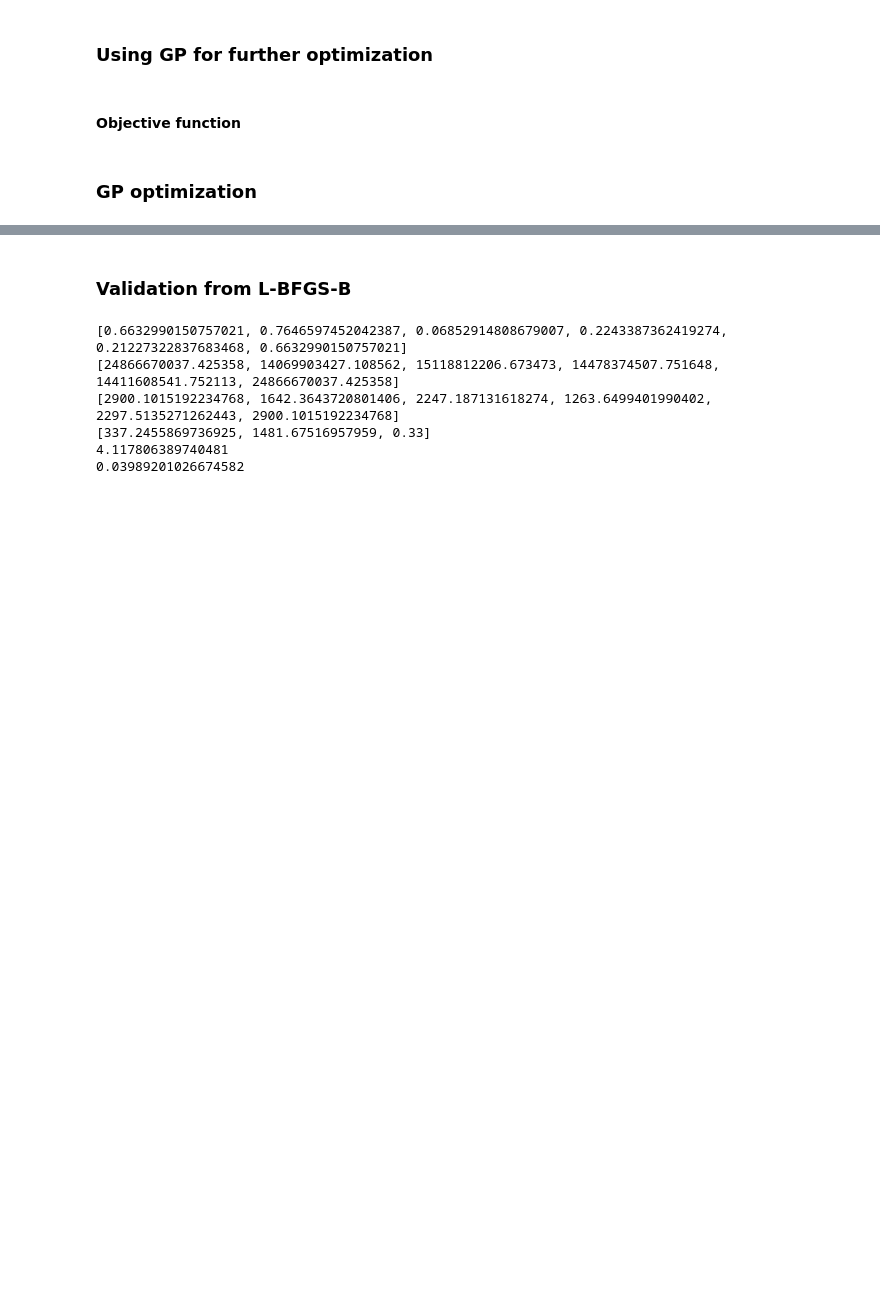
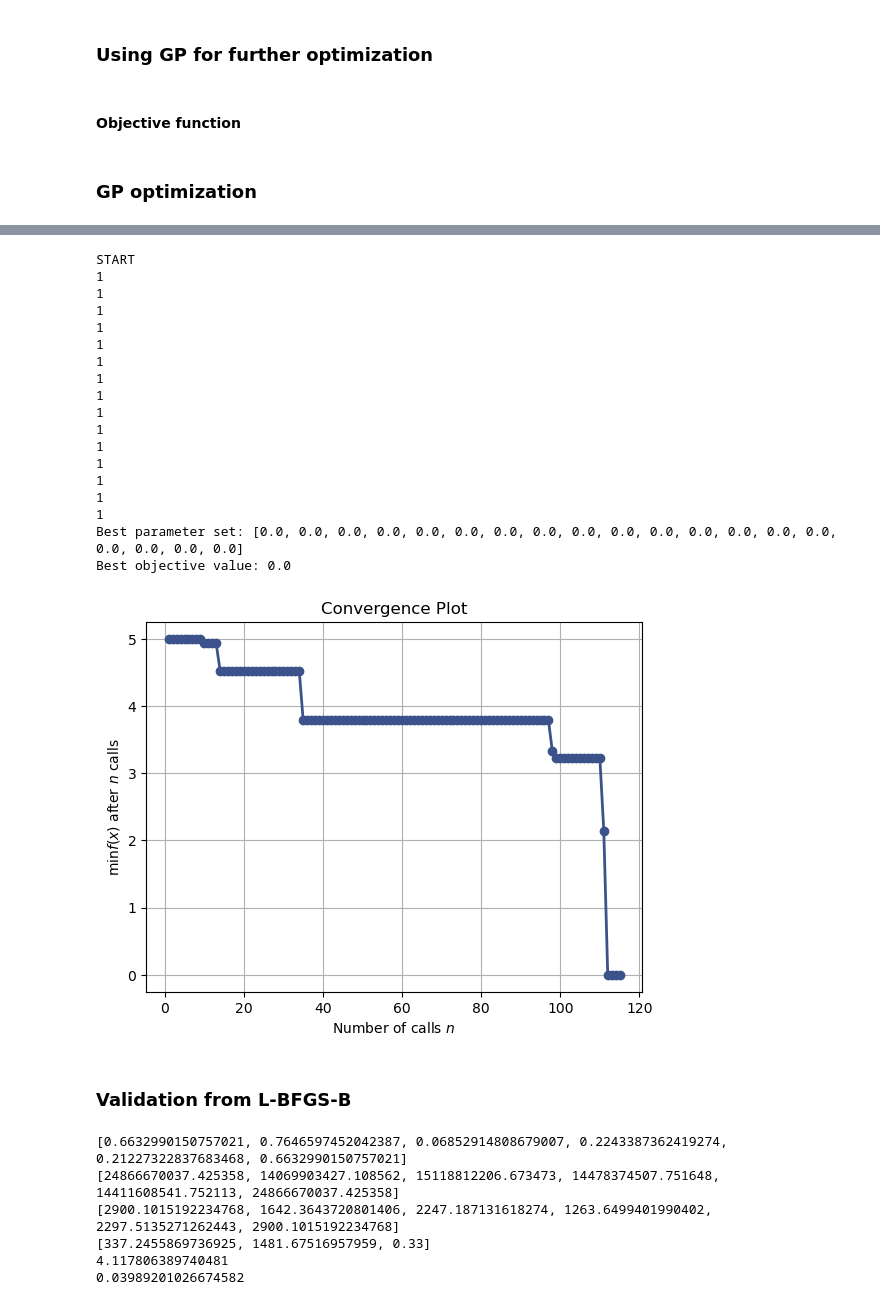
Before and after one commit to Victor-Kao/MDSI_Seismic_Safety, a Jupyter notebook: ANSYS_Building_model/PyAPDL_example/surrogate_model_FEM_update_via_SSI_GA_LBFGSB.ipynb, the cells around one changed output, grey strips where cells are left out. Cells and saved outputs as stored; diff of their text form; code cells hidden in the pictures; blank space fills up the shorter version.

```diff
--- a/ANSYS_Building_model/PyAPDL_example/surrogate_model_FEM_update_via_SSI_GA_LBFGSB.ipynb
+++ b/ANSYS_Building_model/PyAPDL_example/surrogate_model_FEM_update_via_SSI_GA_LBFGSB.ipynb
@@ -1659,3 +1850,72 @@ x19: 0.2446
+# %%
+import numpy as np
+from skopt import gp_minimize
+from skopt.space import Real
+from skopt.utils import use_named_args
+
+# Define the search space for 19 parameters
+search_space = [Real(0, 1, name=f"x{i}") for i in range(19)]
+
+# Define the objective function
+def objective_function_1(params):
+    # Example objective function: sum of squares
+    # Replace this with your actual function
+    return sum(value ** 2 for value in params)
+
+# Define the objective function
+def objective_function(params):
+    # Example objective function: sum of squares
+    # Replace this with your actual function
+    print("1")
+    return sum(value ** 2 for value in params)
+
+# Initial guesses (1000 samples with 19 dimensions)
+initial_guesses = np.random.uniform(0, 1, size=(100, 19))  # Replace with your actual initial data
+initial_evaluations = np.array([objective_function_1(sample) for sample in initial_guesses])  # Evaluate objective
+
+print("START")
+# Use gp_minimize with your existing initial guesses
+result = gp_minimize(
+    func=objective_function,  # Objective function to minimize
+    dimensions=search_space,  # Search space
+    n_calls=15,              # Total calls (including initial guesses)
+    #n_initial_points=0,       # Skip default random initialization
+    x0=initial_guesses.tolist(),  # Use your initial guesses
+    y0=initial_evaluations.tolist(),  # Provide results of initial guesses
+    random_state=42           # Set a seed for reproducibility
+)
+
+# Print the best result
+print("Best parameter set:", result.x)
+print("Best objective value:", result.fun)
+
+# Visualize convergence
+from skopt.plots import plot_convergence
+import matplotlib.pyplot as plt
+
+plot_convergence(result)
+plt.title("Convergence Plot")
+plt.show()
+# %% [output]
+START
+1
+1
+1
+1
+1
+1
+1
+1
+1
+1
+1
+1
+1
+1
+1
+Best parameter set: [0.0, 0.0, 0.0, 0.0, 0.0, 0.0, 0.0, 0.0, 0.0, 0.0, 0.0, 0.0, 0.0, 0.0, 0.0, 0.0, 0.0, 0.0, 0.0]
+Best objective value: 0.0
+[figure, added]
 # %% [markdown]
 ### Validation from L-BFGS-B
 # %%
```
Also changed, not shown: parts of 11 cells of this notebook, 23 other files.
